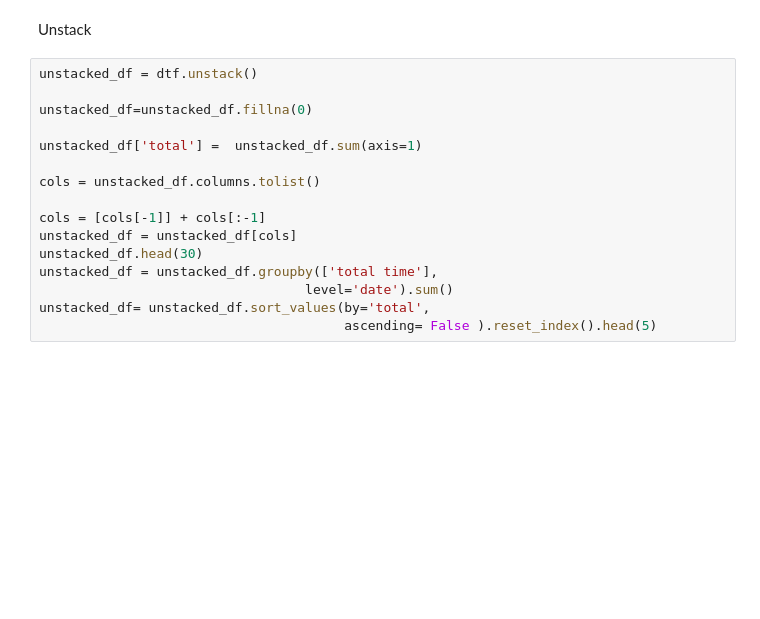
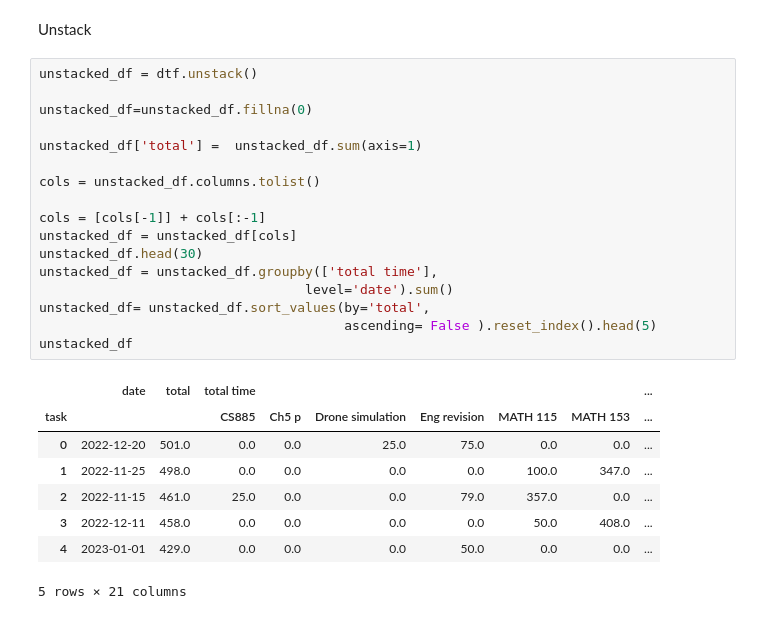
Before and after one commit to itszehrakaya/study-analysis, a Jupyter notebook: data_manipulation.ipynb, the cells around one changed output. Drawn from its saved outputs; the diff is of its cells as text; blank space fills up the shorter version.

```diff
--- a/data_manipulation.ipynb
+++ b/data_manipulation.ipynb
@@ -306,16 +306,26 @@ Unstack
 # %%
 unstacked_df = dtf.unstack()
 
 unstacked_df=unstacked_df.fillna(0)
 
 unstacked_df['total'] =  unstacked_df.sum(axis=1)
 
 cols = unstacked_df.columns.tolist()
 
 cols = [cols[-1]] + cols[:-1]
 unstacked_df = unstacked_df[cols]
 unstacked_df.head(30)
 unstacked_df = unstacked_df.groupby(['total time'],
                                   level='date').sum()
 unstacked_df= unstacked_df.sort_values(by='total',
                                        ascending= False ).reset_index().head(5)
+unstacked_df
+# %% [output]
+|  | date | total | total time |  |  |  |  |  | ... |
+| task |  |  | CS885 | Ch5 p | Drone simulation | Eng revision | MATH 115 | MATH 153 | ... |
+| 0 | 2022-12-20 | 501.0 | 0.0 | 0.0 | 25.0 | 75.0 | 0.0 | 0.0 | ... |
+| 1 | 2022-11-25 | 498.0 | 0.0 | 0.0 | 0.0 | 0.0 | 100.0 | 347.0 | ... |
+| 2 | 2022-11-15 | 461.0 | 25.0 | 0.0 | 0.0 | 79.0 | 357.0 | 0.0 | ... |
+| 3 | 2022-12-11 | 458.0 | 0.0 | 0.0 | 0.0 | 0.0 | 50.0 | 408.0 | ... |
+| 4 | 2023-01-01 | 429.0 | 0.0 | 0.0 | 0.0 | 50.0 | 0.0 | 0.0 | ... |
+5 rows × 21 columns
```
